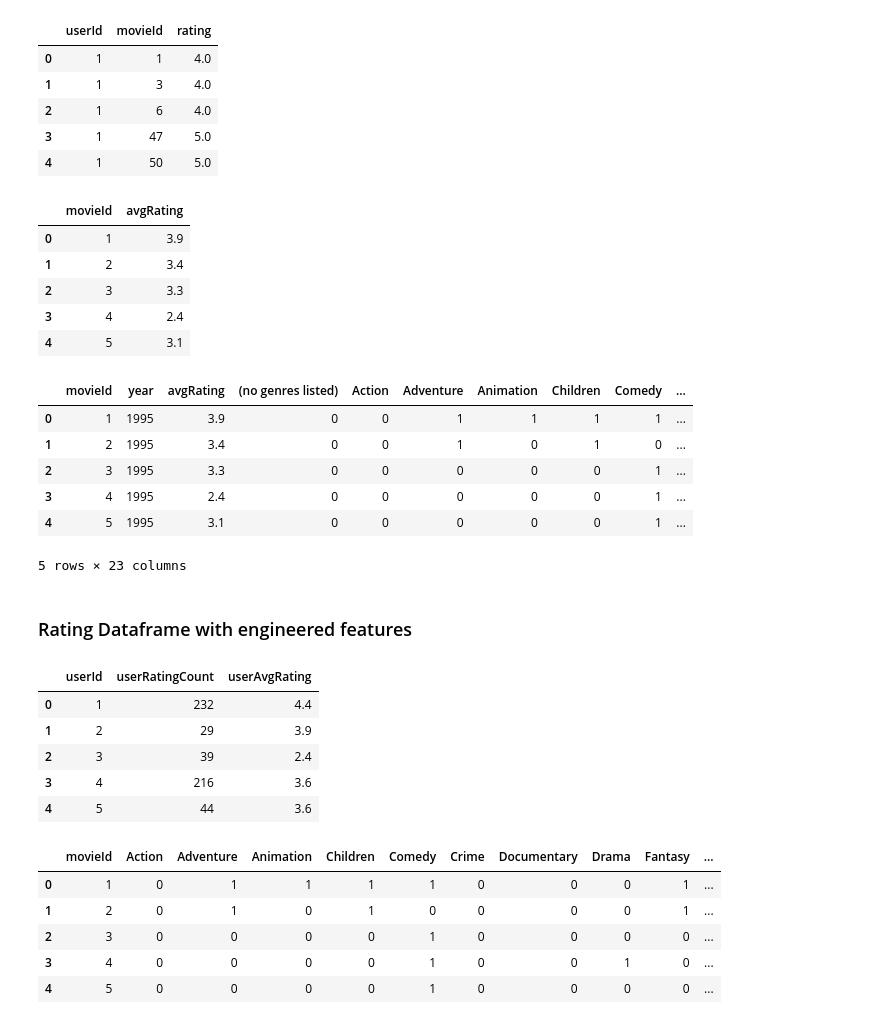
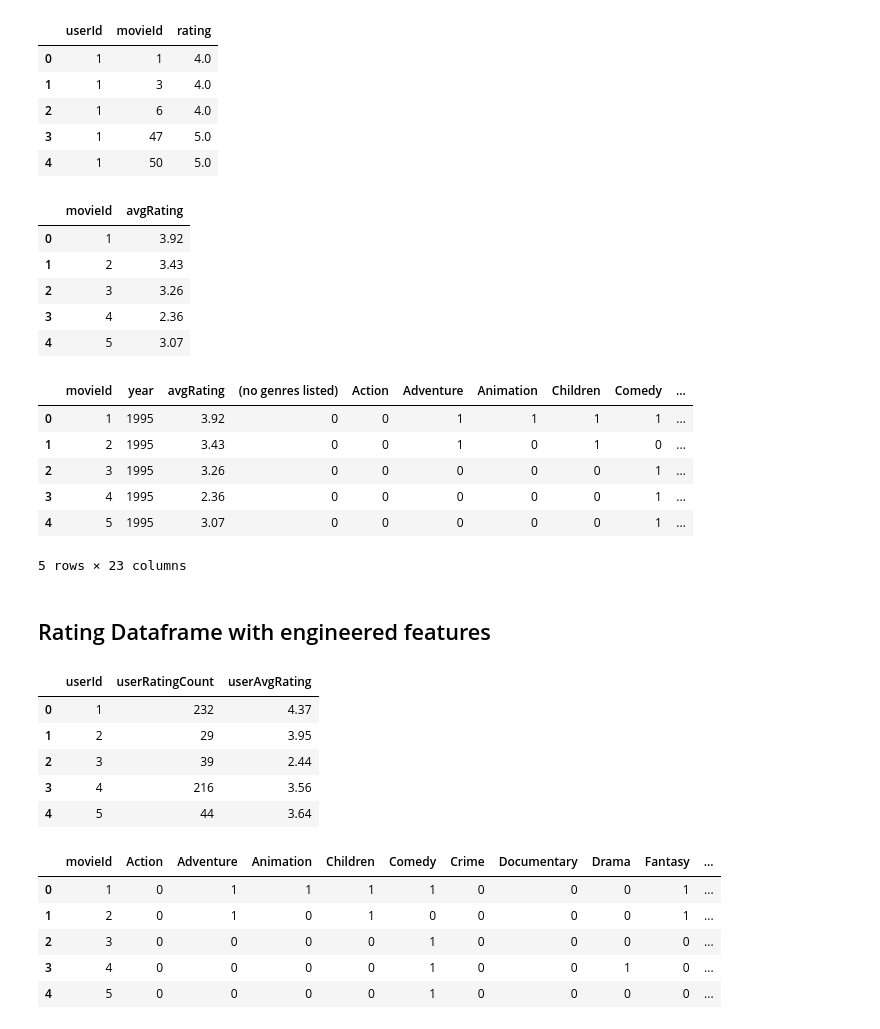
Before and after one commit to Darklaneanjana/FDM_Mini_Project, a Jupyter notebook: Movie_Recommender.ipynb, the cells around one changed output. Drawn from its saved outputs; the diff is of its cells as text; code cells hidden in the pictures.

```diff
--- a/Movie_Recommender.ipynb
+++ b/Movie_Recommender.ipynb
@@ -1,6 +1,7 @@
 # %%
 #Importing libraries
 
+import joblib
 import numpy as np
 import pandas as pd
 import tensorflow as tf
@@ -10,5 +11,5 @@ from sklearn.model_selection import train_test_split
 
 # tabulate to neatly print tables
 import tabulate
-pd.set_option("display.precision", 1)
+pd.set_option("display.precision", 2)
 # %% [markdown]
@@ -54,16 +57,17 @@ rateDF.head()
 # %%
 # average rating for each movie
 avgRatingDF = rateDF[['movieId','rating']].groupby("movieId").mean()
 avgRatingDF = avgRatingDF.rename(columns={"rating": "avgRating"})
 avgRatingDF.reset_index(inplace=True)
+avgRatingDF.to_csv("avgRatingDF.csv", index=False)
 avgRatingDF.head()
 # %% [output]
 |  | movieId | avgRating |
-| 0 | 1 | 3.9 |
-| 1 | 2 | 3.4 |
-| 2 | 3 | 3.3 |
-| 3 | 4 | 2.4 |
-| 4 | 5 | 3.1 |
+| 0 | 1 | 3.92 |
+| 1 | 2 | 3.43 |
+| 2 | 3 | 3.26 |
+| 3 | 4 | 2.36 |
+| 4 | 5 | 3.07 |
 # %%
 #Joining average Rating with the movie
 movieDF = movieDF.join(avgRatingDF.set_index("movieId"), on="movieId")
@@ -73,19 +77,20 @@ cols = list(movieDF.columns)
 cols = cols[0:2] + [cols[-1]] + cols[2:-1]
 movieVector = movieDF[cols]
 
-del avgRatingDF,movieDF
+del movieDF
+movieVector.to_csv("movieVector.csv", index=False)
 movieVector.head()
 # MOVIE VECTOR
 # %% [output]
 |  | movieId | year | avgRating | (no genres listed) | Action | Adventure | Animation | Children | Comedy | ... |
-| 0 | 1 | 1995 | 3.9 | 0 | 0 | 1 | 1 | 1 | 1 | ... |
-| 1 | 2 | 1995 | 3.4 | 0 | 0 | 1 | 0 | 1 | 0 | ... |
-| 2 | 3 | 1995 | 3.3 | 0 | 0 | 0 | 0 | 0 | 1 | ... |
-| 3 | 4 | 1995 | 2.4 | 0 | 0 | 0 | 0 | 0 | 1 | ... |
-| 4 | 5 | 1995 | 3.1 | 0 | 0 | 0 | 0 | 0 | 1 | ... |
+| 0 | 1 | 1995 | 3.92 | 0 | 0 | 1 | 1 | 1 | 1 | ... |
+| 1 | 2 | 1995 | 3.43 | 0 | 0 | 1 | 0 | 1 | 0 | ... |
+| 2 | 3 | 1995 | 3.26 | 0 | 0 | 0 | 0 | 0 | 1 | ... |
+| 3 | 4 | 1995 | 2.36 | 0 | 0 | 0 | 0 | 0 | 1 | ... |
+| 4 | 5 | 1995 | 3.07 | 0 | 0 | 0 | 0 | 0 | 1 | ... |
 5 rows × 23 columns
 # %% [markdown]
-### Rating Dataframe with engineered features
+<h2> Rating Dataframe with engineered features </h2>
 # %%
 # Rating count for each user
 userRatingCountDF = rateDF[['userId','rating']].groupby("userId").count()
@@ -104,11 +109,11 @@ del userRatingCountDF, userAvgRatingDF
 userDF.head()
 # %% [output]
 |  | userId | userRatingCount | userAvgRating |
-| 0 | 1 | 232 | 4.4 |
-| 1 | 2 | 29 | 3.9 |
-| 2 | 3 | 39 | 2.4 |
-| 3 | 4 | 216 | 3.6 |
-| 4 | 5 | 44 | 3.6 |
+| 0 | 1 | 232 | 4.37 |
+| 1 | 2 | 29 | 3.95 |
+| 2 | 3 | 39 | 2.44 |
+| 3 | 4 | 216 | 3.56 |
+| 4 | 5 | 44 | 3.64 |
 # %%
 # Movie vector only with genres
 cols = list(movieVector.columns)
```
Also changed, not shown: parts of 41 cells of this notebook, 14 other files.
